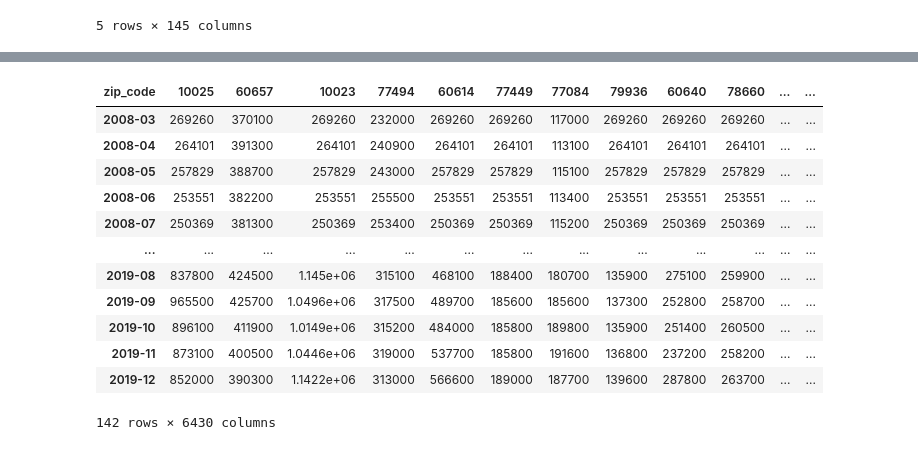
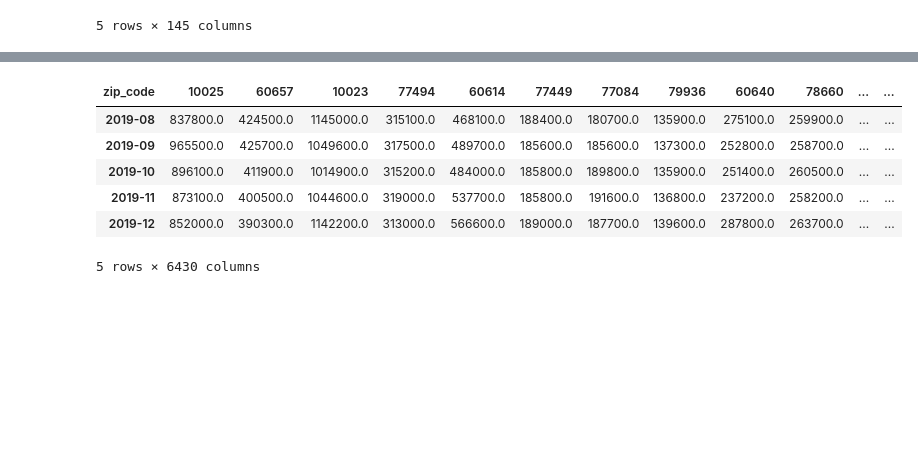
Before and after one commit to bishdj22/HomeSlice, a Jupyter notebook: Tableau_DB_cleaning.ipynb, the cells around one changed output, grey strips where cells are left out. Cells and saved outputs as stored; diff of their text form; code cells hidden in the pictures; blank space fills up the shorter version.

Commit message:
Tableau data cleaning

```diff
--- a/Tableau_DB_cleaning.ipynb
+++ b/Tableau_DB_cleaning.ipynb
@@ -92,7 +92,9 @@ sales_df.to_csv('Tableau_data/tableau_salesprice_hist_zip.csv', index=False)
 # %%
 #NEED TO FIX ALL BELOW
 
-sales_df.head()
+
+raw_dates_sales = sales_df.drop(columns=['percent_change', 'equity_risk'])
+raw_dates_sales.head()
 # %% [output]
 |  | zip_code | 2008-03 | 2008-04 | 2008-05 | 2008-06 | 2008-07 | 2008-08 | 2008-09 | 2008-10 | 2008-11 | ... | ... |
 | 0 | 10025 | 269259.83 | 264101.03 | 257829.16 | 253550.8 | 250369.45 | 248516.75 | 246508.74 | 243987.72 | 240695.55 | ... | ... |
@@ -104,5 +106,5 @@ sales_df.head()
 # %%
-zip_sales = sales_df.set_index(['zip_code'])
+zip_sales = raw_dates_sales.set_index(['zip_code'])
 zip_sales.head()
 # %% [output]
 |  | 2008-03 | 2008-04 | 2008-05 | 2008-06 | 2008-07 | 2008-08 | 2008-09 | 2008-10 | 2008-11 | 2008-12 | ... | ... |
@@ -116,19 +118,13 @@ zip_sales.head()
 # %%
 sales_transposed = zip_sales.T # or df1.transpose()
-sales_transposed.drop(index='percent_change').drop(index='equity_risk')
+sales_transposed.tail()
 # %% [output]
 | zip_code | 10025 | 60657 | 10023 | 77494 | 60614 | 77449 | 77084 | 79936 | 60640 | 78660 | ... | ... |
-| 2008-03 | 269260 | 370100 | 269260 | 232000 | 269260 | 269260 | 117000 | 269260 | 269260 | 269260 | ... | ... |
-| 2008-04 | 264101 | 391300 | 264101 | 240900 | 264101 | 264101 | 113100 | 264101 | 264101 | 264101 | ... | ... |
-| 2008-05 | 257829 | 388700 | 257829 | 243000 | 257829 | 257829 | 115100 | 257829 | 257829 | 257829 | ... | ... |
-| 2008-06 | 253551 | 382200 | 253551 | 255500 | 253551 | 253551 | 113400 | 253551 | 253551 | 253551 | ... | ... |
-| 2008-07 | 250369 | 381300 | 250369 | 253400 | 250369 | 250369 | 115200 | 250369 | 250369 | 250369 | ... | ... |
-| ... | ... | ... | ... | ... | ... | ... | ... | ... | ... | ... | ... | ... |
-| 2019-08 | 837800 | 424500 | 1.145e+06 | 315100 | 468100 | 188400 | 180700 | 135900 | 275100 | 259900 | ... | ... |
-| 2019-09 | 965500 | 425700 | 1.0496e+06 | 317500 | 489700 | 185600 | 185600 | 137300 | 252800 | 258700 | ... | ... |
-| 2019-10 | 896100 | 411900 | 1.0149e+06 | 315200 | 484000 | 185800 | 189800 | 135900 | 251400 | 260500 | ... | ... |
-| 2019-11 | 873100 | 400500 | 1.0446e+06 | 319000 | 537700 | 185800 | 191600 | 136800 | 237200 | 258200 | ... | ... |
-| 2019-12 | 852000 | 390300 | 1.1422e+06 | 313000 | 566600 | 189000 | 187700 | 139600 | 287800 | 263700 | ... | ... |
+| 2019-08 | 837800.0 | 424500.0 | 1145000.0 | 315100.0 | 468100.0 | 188400.0 | 180700.0 | 135900.0 | 275100.0 | 259900.0 | ... | ... |
+| 2019-09 | 965500.0 | 425700.0 | 1049600.0 | 317500.0 | 489700.0 | 185600.0 | 185600.0 | 137300.0 | 252800.0 | 258700.0 | ... | ... |
+| 2019-10 | 896100.0 | 411900.0 | 1014900.0 | 315200.0 | 484000.0 | 185800.0 | 189800.0 | 135900.0 | 251400.0 | 260500.0 | ... | ... |
+| 2019-11 | 873100.0 | 400500.0 | 1044600.0 | 319000.0 | 537700.0 | 185800.0 | 191600.0 | 136800.0 | 237200.0 | 258200.0 | ... | ... |
+| 2019-12 | 852000.0 | 390300.0 | 1142200.0 | 313000.0 | 566600.0 | 189000.0 | 187700.0 | 139600.0 | 287800.0 | 263700.0 | ... | ... |
-142 rows × 6430 columns
+5 rows × 6430 columns
 # %%
 sales_by_date = sales_transposed.rename_axis('date').reset_index()
```
Also changed, not shown: parts of 5 cells of this notebook, 2 other files.
